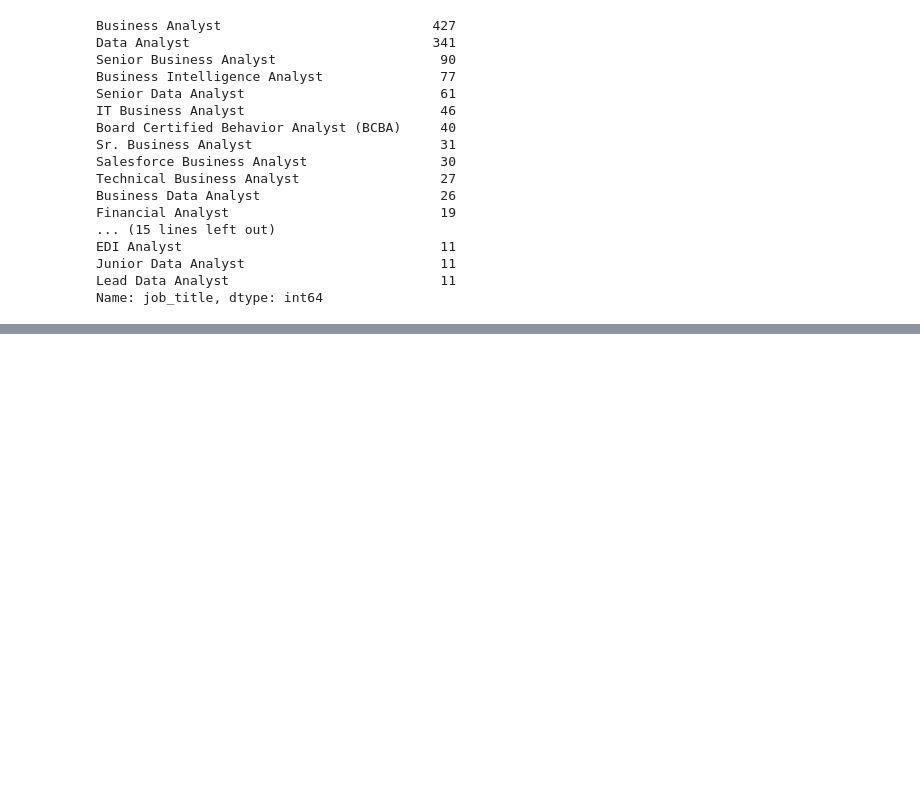
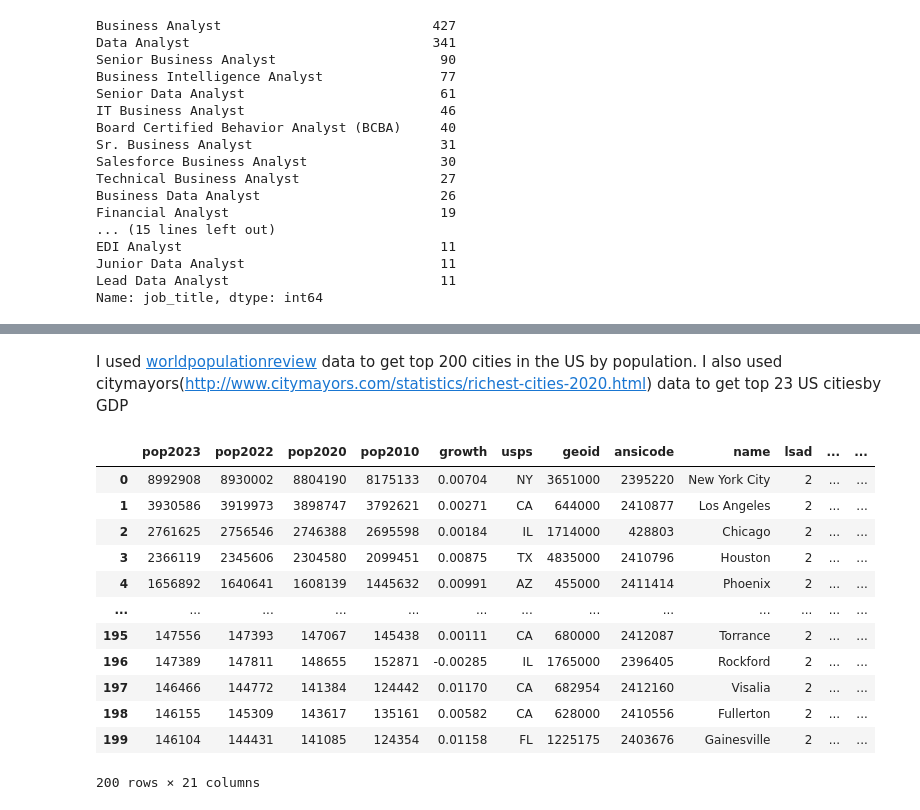
Before and after one commit to Derrick-Mulwa/SimplyHired-Job-Salary-Analysis, a Jupyter notebook: main.ipynb, the cells around one changed output, grey strips where cells are left out. Cells and saved outputs as stored; diff of their text form; code cells hidden in the pictures; blank space fills up the shorter version.

```diff
--- a/main.ipynb
+++ b/main.ipynb
@@ -329,0 +575,20 @@ The dataframe looks good to start working on. Lets test the hypotheses
+# %% [markdown]
+I used [worldpopulationreview](https://worldpopulationreview.com/us-cities) data to get top 200 cities in the US by population. I also used citymayors(http://www.citymayors.com/statistics/richest-cities-2020.html) data to get top 23 US citiesby GDP
+# %%
+# Read json file with the 200 largest cities in the US by population.
+large_cities_by_population = pd.read_json(r"large cities US.json")
+large_cities_by_population
+# %% [output]
+|  | pop2023 | pop2022 | pop2020 | pop2010 | growth | usps | geoid | ansicode | name | lsad | ... | ... |
+| 0 | 8992908 | 8930002 | 8804190 | 8175133 | 0.00704 | NY | 3651000 | 2395220 | New York City | 2 | ... | ... |
+| 1 | 3930586 | 3919973 | 3898747 | 3792621 | 0.00271 | CA | 644000 | 2410877 | Los Angeles | 2 | ... | ... |
+| 2 | 2761625 | 2756546 | 2746388 | 2695598 | 0.00184 | IL | 1714000 | 428803 | Chicago | 2 | ... | ... |
+| 3 | 2366119 | 2345606 | 2304580 | 2099451 | 0.00875 | TX | 4835000 | 2410796 | Houston | 2 | ... | ... |
+| 4 | 1656892 | 1640641 | 1608139 | 1445632 | 0.00991 | AZ | 455000 | 2411414 | Phoenix | 2 | ... | ... |
+| ... | ... | ... | ... | ... | ... | ... | ... | ... | ... | ... | ... | ... |
+| 195 | 147556 | 147393 | 147067 | 145438 | 0.00111 | CA | 680000 | 2412087 | Torrance | 2 | ... | ... |
+| 196 | 147389 | 147811 | 148655 | 152871 | -0.00285 | IL | 1765000 | 2396405 | Rockford | 2 | ... | ... |
+| 197 | 146466 | 144772 | 141384 | 124442 | 0.01170 | CA | 682954 | 2412160 | Visalia | 2 | ... | ... |
+| 198 | 146155 | 145309 | 143617 | 135161 | 0.00582 | CA | 628000 | 2410556 | Fullerton | 2 | ... | ... |
+| 199 | 146104 | 144431 | 141085 | 124354 | 0.01158 | FL | 1225175 | 2403676 | Gainesville | 2 | ... | ... |
+200 rows × 21 columns
```
Also changed, not shown: parts of 30 cells of this notebook, 1 other file.
